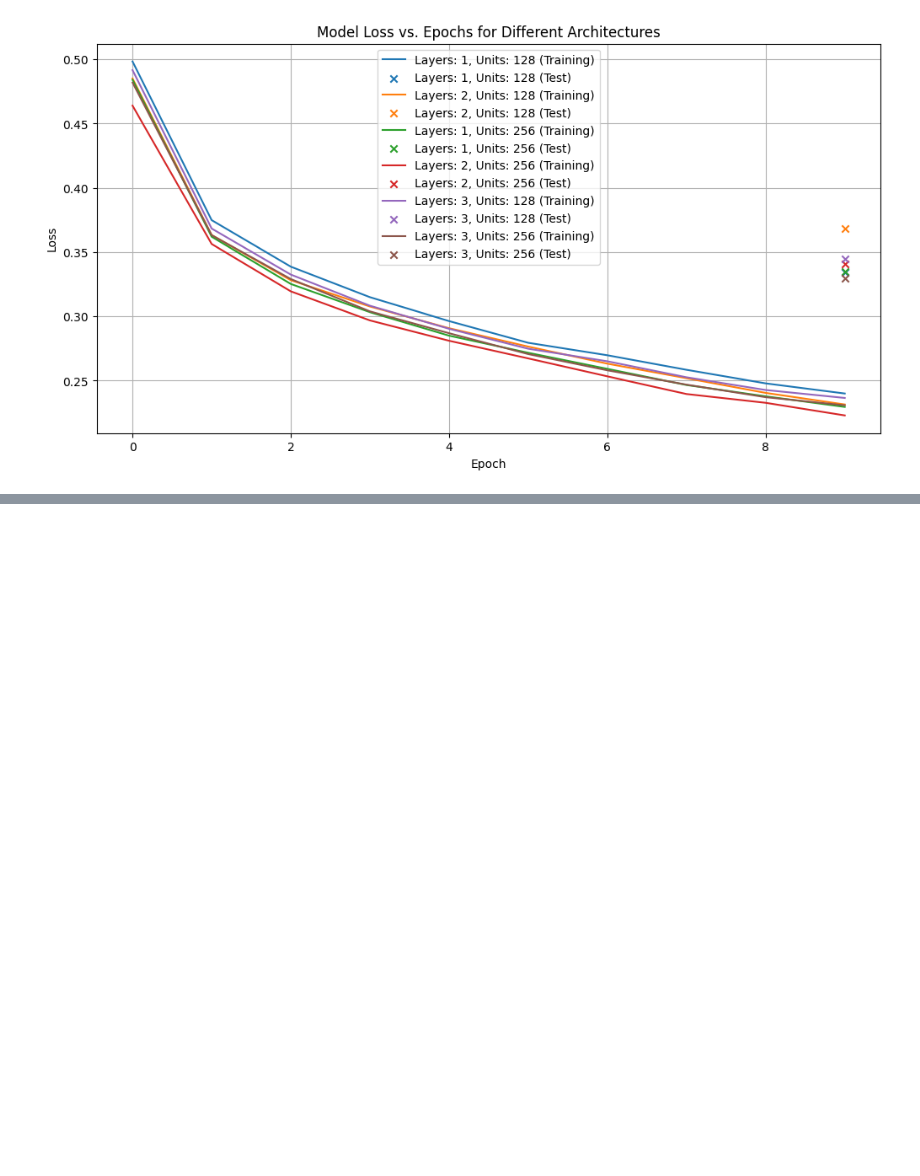
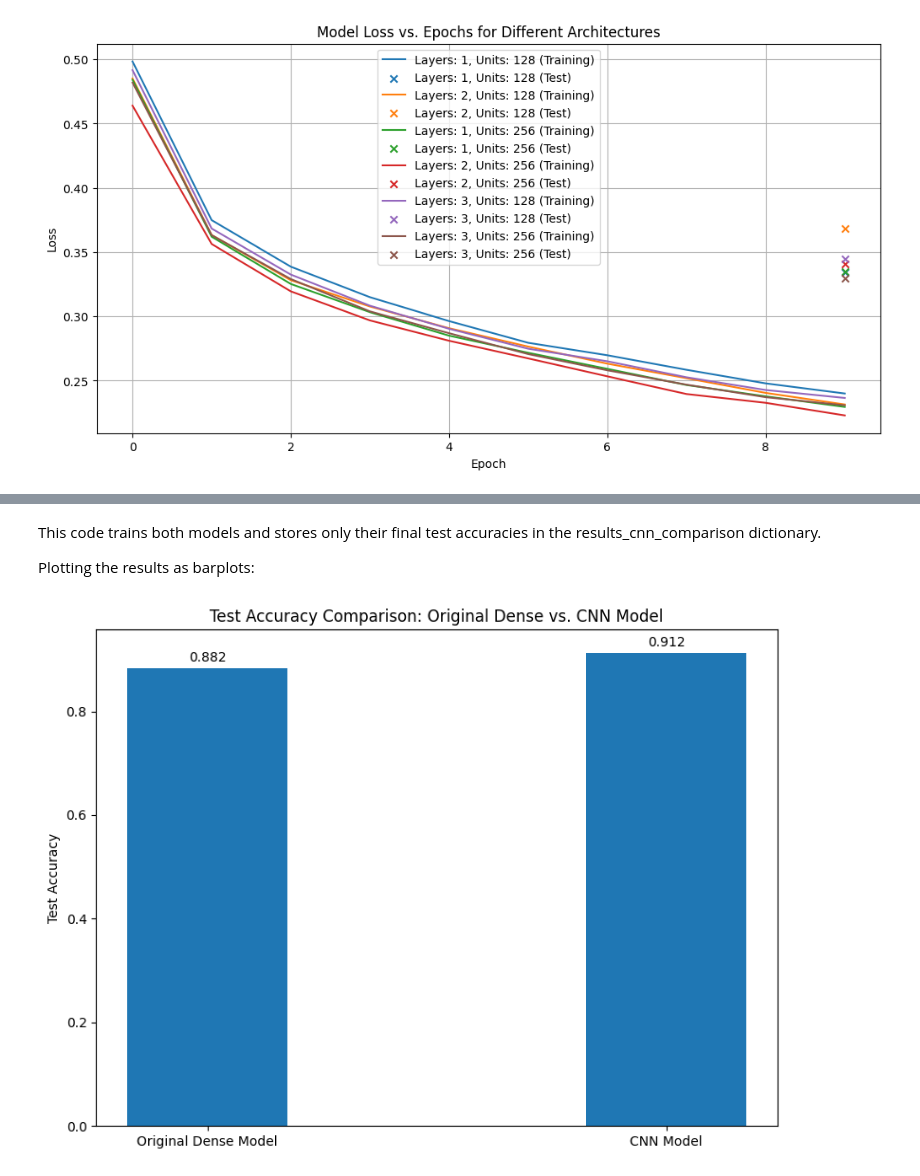
Before and after one commit to MCF-tech/CNN_pub, a Jupyter notebook: site/en/tutorials/keras/classification.ipynb, the cells around one changed output, grey strips where cells are left out. Cells and saved outputs as stored; diff of their text form; code cells hidden in the pictures; blank space fills up the shorter version.

```diff
--- a/site/en/tutorials/keras/classification.ipynb
+++ b/site/en/tutorials/keras/classification.ipynb
@@ -572,0 +966,36 @@ plt.show()
+# %% [markdown]
+This code trains both models and stores only their final test accuracies in the results_cnn_comparison dictionary.
+
+Plotting the results as barplots:
+# %%
+labels = list(results_cnn_comparison.keys())
+test_accuracies = [data["test_acc"] for data in results_cnn_comparison.values()]
+
+x = np.arange(len(labels))  # the label locations
+width = 0.35  # the width of the bars
+
+fig, ax = plt.subplots(figsize=(8, 6))
+rects = ax.bar(x, test_accuracies, width)
+
+# Add some text for labels, title and custom x-axis tick labels, etc.
+ax.set_ylabel('Test Accuracy')
+ax.set_title('Test Accuracy Comparison: Original Dense vs. CNN Model')
+ax.set_xticks(x)
+ax.set_xticklabels(labels)
+
+def autolabel(rects):
+    """Attach a text label above each bar in *rects*, displaying its height."""
+    for rect in rects:
+        height = rect.get_height()
+        ax.annotate('%.3f' % height,
+                    xy=(rect.get_x() + rect.get_width() / 2, height),
+                    xytext=(0, 3),  # 3 points vertical offset
+                    textcoords="offset points",
+                    ha='center', va='bottom')
+
+autolabel(rects)
+
+fig.tight_layout()
+plt.show()
+# %% [output]
+[figure, added]
```
Also changed, not shown: parts of 26 cells of this notebook.
